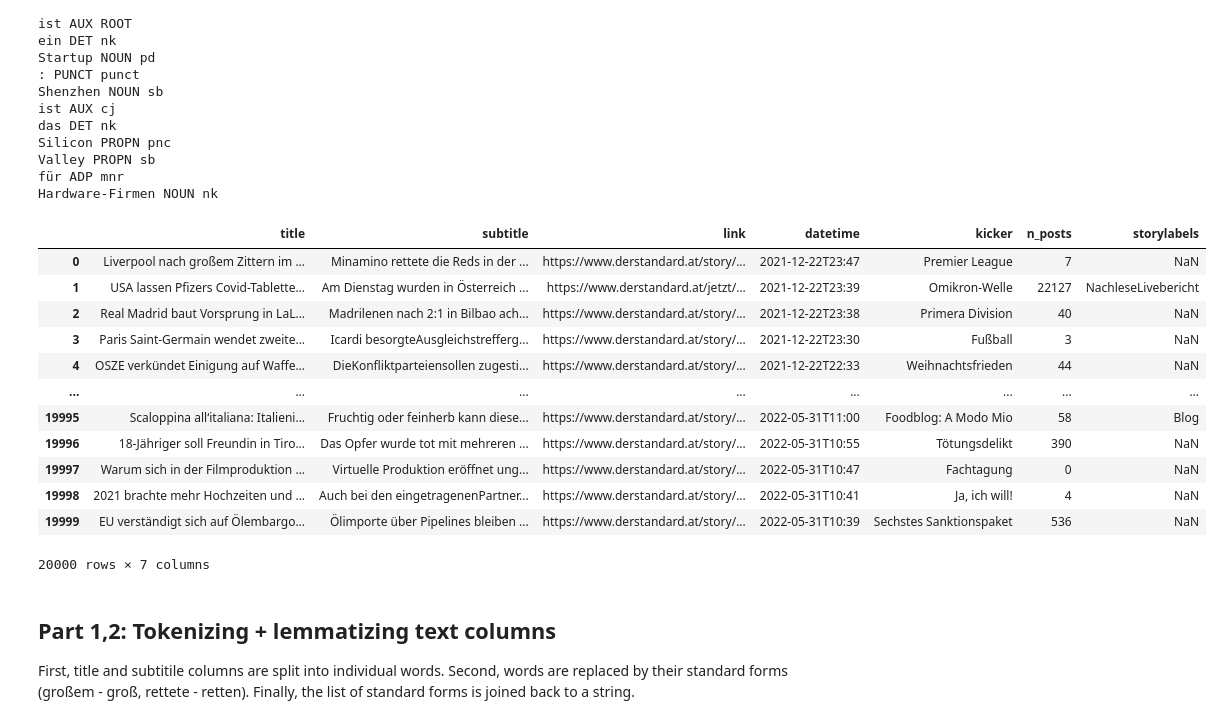
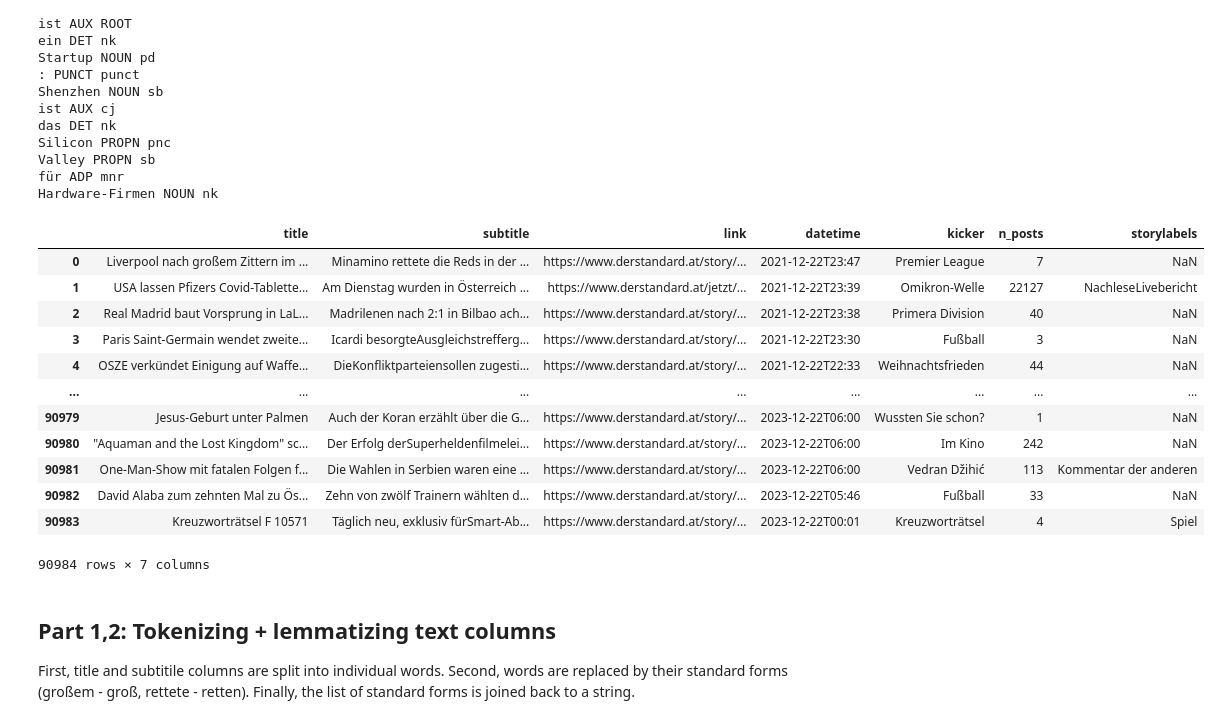
Before and after one commit to pastra98/AI_Lab, a Jupyter notebook: assignment/text_processing.ipynb, the cells around one changed output. Cells and saved outputs as stored; diff of their text form; code cells hidden in the pictures.

```diff
--- a/assignment/text_processing.ipynb
+++ b/assignment/text_processing.ipynb
@@ -40,25 +40,25 @@ Hardware-Firmen NOUN nk
 # %%
 ## Data loading
 
 import numpy as np
 import pandas as pd
 
-standard_data = pd.read_csv('./data/derstandard_frontpage_data.csv')[0:20000]
+standard_data = pd.read_csv('./data/derstandard_frontpage_data.csv')
 standard_data
 # %% [output]
 |  | title | subtitle | link | datetime | kicker | n_posts | storylabels |
 | 0 | Liverpool nach großem Zittern im ... | Minamino rettete die Reds in der ... | https://www.derstandard.at/story/... | 2021-12-22T23:47 | Premier League | 7 | NaN |
 | 1 | USA lassen Pfizers Covid-Tablette... | Am Dienstag wurden in Österreich ... | https://www.derstandard.at/jetzt/... | 2021-12-22T23:39 | Omikron-Welle | 22127 | NachleseLivebericht |
 | 2 | Real Madrid baut Vorsprung in LaL... | Madrilenen nach 2:1 in Bilbao ach... | https://www.derstandard.at/story/... | 2021-12-22T23:38 | Primera Division | 40 | NaN |
 | 3 | Paris Saint-Germain wendet zweite... | Icardi besorgteAusgleichstrefferg... | https://www.derstandard.at/story/... | 2021-12-22T23:30 | Fußball | 3 | NaN |
 | 4 | OSZE verkündet Einigung auf Waffe... | DieKonfliktparteiensollen zugesti... | https://www.derstandard.at/story/... | 2021-12-22T22:33 | Weihnachtsfrieden | 44 | NaN |
 | ... | ... | ... | ... | ... | ... | ... | ... |
-| 19995 | Scaloppina all‘italiana: Italieni... | Fruchtig oder feinherb kann diese... | https://www.derstandard.at/story/... | 2022-05-31T11:00 | Foodblog: A Modo Mio | 58 | Blog |
-| 19996 | 18-Jähriger soll Freundin in Tiro... | Das Opfer wurde tot mit mehreren ... | https://www.derstandard.at/story/... | 2022-05-31T10:55 | Tötungsdelikt | 390 | NaN |
-| 19997 | Warum sich in der Filmproduktion ... | Virtuelle Produktion eröffnet ung... | https://www.derstandard.at/story/... | 2022-05-31T10:47 | Fachtagung | 0 | NaN |
-| 19998 | 2021 brachte mehr Hochzeiten und ... | Auch bei den eingetragenenPartner... | https://www.derstandard.at/story/... | 2022-05-31T10:41 | Ja, ich will! | 4 | NaN |
-| 19999 | EU verständigt sich auf Ölembargo... | Ölimporte über Pipelines bleiben ... | https://www.derstandard.at/story/... | 2022-05-31T10:39 | Sechstes Sanktionspaket | 536 | NaN |
+| 90979 | Jesus-Geburt unter Palmen | Auch der Koran erzählt über die G... | https://www.derstandard.at/story/... | 2023-12-22T06:00 | Wussten Sie schon? | 1 | NaN |
+| 90980 | "Aquaman and the Lost Kingdom" sc... | Der Erfolg derSuperheldenfilmelei... | https://www.derstandard.at/story/... | 2023-12-22T06:00 | Im Kino | 242 | NaN |
+| 90981 | One-Man-Show mit fatalen Folgen f... | Die Wahlen in Serbien waren eine ... | https://www.derstandard.at/story/... | 2023-12-22T06:00 | Vedran Džihić | 113 | Kommentar der anderen |
+| 90982 | David Alaba zum zehnten Mal zu Ös... | Zehn von zwölf Trainern wählten d... | https://www.derstandard.at/story/... | 2023-12-22T05:46 | Fußball | 33 | NaN |
+| 90983 | Kreuzworträtsel F 10571 | Täglich neu, exklusiv fürSmart-Ab... | https://www.derstandard.at/story/... | 2023-12-22T00:01 | Kreuzworträtsel | 4 | Spiel |
-20000 rows × 7 columns
+90984 rows × 7 columns
 # %% [markdown]
 ## Part 1,2: Tokenizing + lemmatizing text columns
 
```
Also changed, not shown: parts of 11 cells of this notebook.
